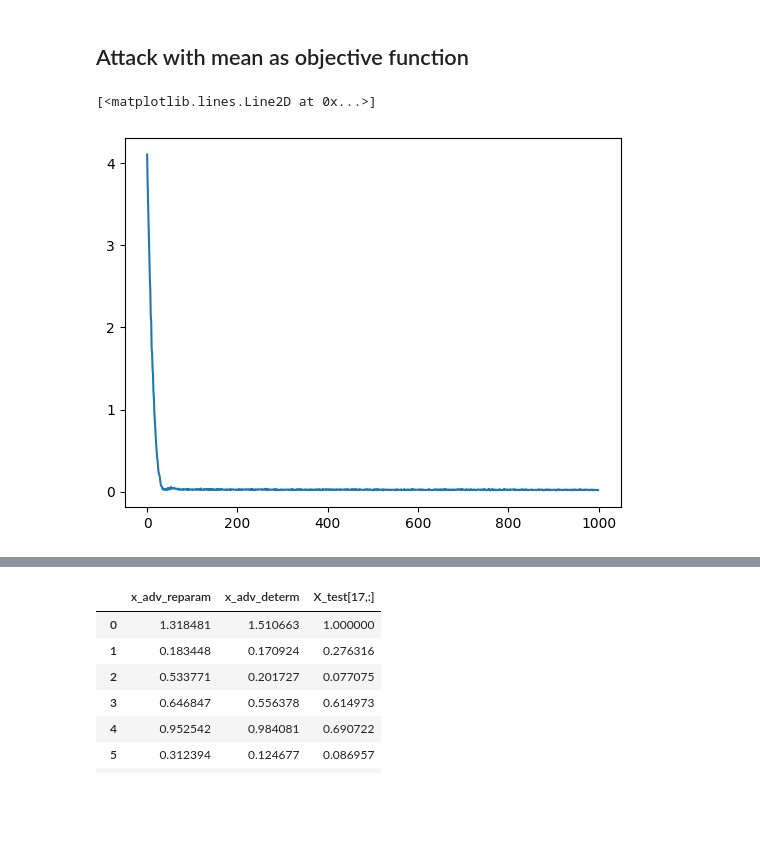
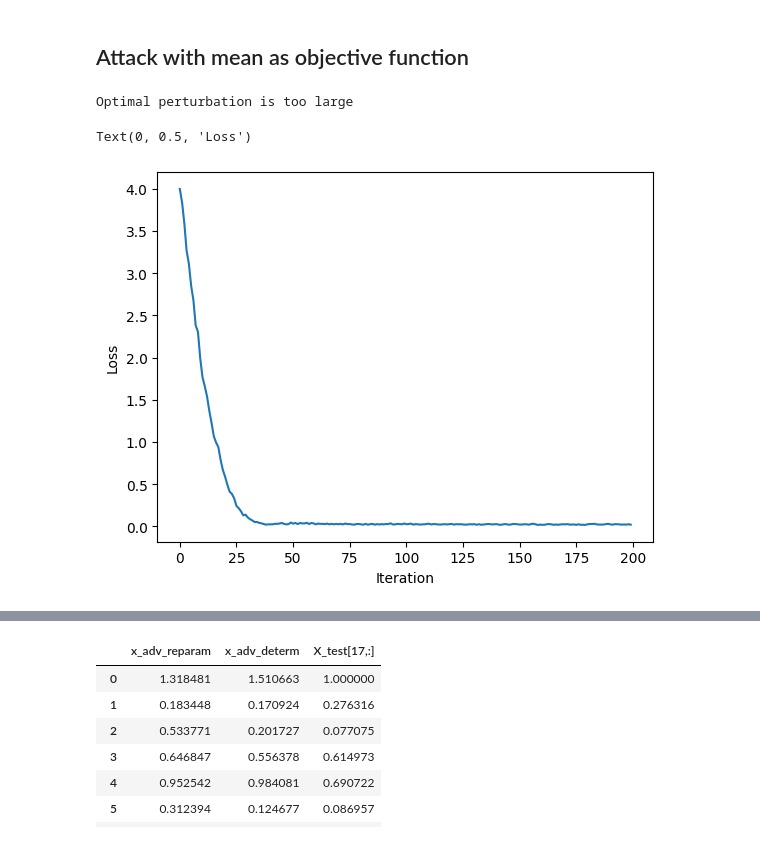
Before and after one commit to pablogarciarce/AdvReg, a Jupyter notebook: notebooks/test_point_attack.ipynb, the cells around one changed output, grey strips where cells are left out. Cells and saved outputs as stored; diff of their text form; code cells hidden in the pictures; blank space fills up the shorter version.

```diff
--- a/notebooks/test_point_attack.ipynb
+++ b/notebooks/test_point_attack.ipynb
@@ -98,7 +98,7 @@ def attack(x_clean, model, G, samples_per_iteration=10000, learning_rate=1e-1, n
 # Deterministic attack
 x_adv = X_test[17,:].copy()
 y_star = 3
-epsilon = 2
+epsilon = .3
 
 mu = model.mu.numpy()
 
@@ -113,6 +113,8 @@ if np.linalg.norm(np.dot(y_star - beta_dot_x, mu)) > epsilon * beta_norm_squared
     x_adv_det = x_adv + delta_x_adv
 
 y_adv_det = np.dot(mu, x_adv_det)
+# %% [output]
+Optimal perturbation is too large
 # %%
 y_star = 3
 epsilon = 2
@@ -122,7 +124,9 @@ x_adv = torch.tensor(x_adv, dtype=torch.float32, requires_grad=True)
 x_adv_values, loss_values, func_values = attack(x_adv, model, y_star, epsilon=epsilon, learning_rate=1e-2, num_iterations=1000, samples_per_iteration=100)
 x_adv_rep = x_adv_values[-1]
 # %%
-plt.plot(loss_values)
+plt.plot(loss_values[:200])
+plt.xlabel('Iteration')
+plt.ylabel('Loss')
 # %% [output]
-[<matplotlib.lines.Line2D at 0x...>]
+Text(0, 0.5, 'Loss')
-[figure, old version]
+[figure, new version]
```
Also changed, not shown: parts of 4 cells of this notebook, 1 other file.
